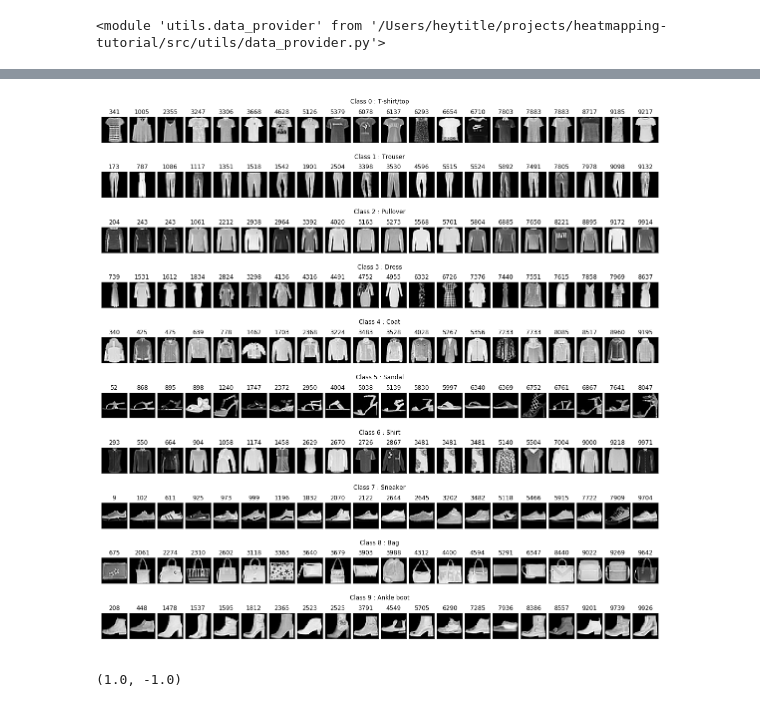
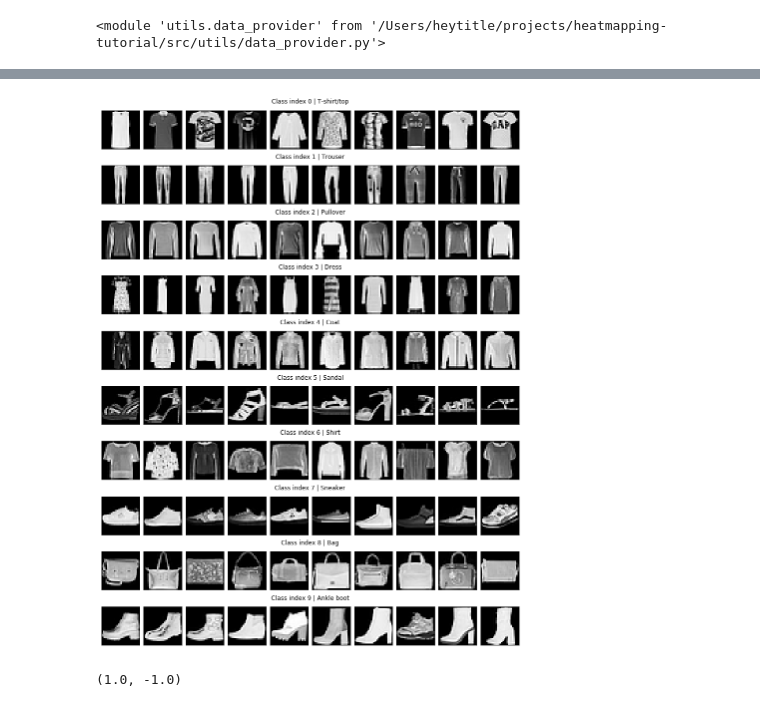
Before and after one commit to p16i/thesis-designing-recurrent-neural-networks-for-explainability, a Jupyter notebook: notebooks/plot-minist.ipynb, the cells around one changed output, grey strips where cells are left out. Cells and saved outputs as stored; diff of their text form; code cells hidden in the pictures.

```diff
--- a/notebooks/plot-minist.ipynb
+++ b/notebooks/plot-minist.ipynb
@@ -57,5 +57,3 @@ import imp
 imp.reload(data_provider)
 # %% [output]
 <module 'utils.data_provider' from '/Users/heytitle/projects/heatmapping-tutorial/src/utils/data_provider.py'>
-# %%
-labels = np.sum(fashionMNIST.test2d.y * np.array(range(0,10)), axis=1)
@@ -65,56 +65,44 @@ IndexError: index 3042 is out of bounds for axis 1 with size 1000
 # %%
 
-# def plot_fashionmnist(data, indices, title=""):
-#     plt.figure(figsize=(20,2))
-#     plt.suptitle(title)
-#     count = 1
-#     for i in sorted(indices):
-#         plt.subplot(1,20, count)
-#         plt.imshow(data[i,:].reshape(28,28), cmap="gray")
-#         plt.xticks([])
-#         plt.yticks([])
-#         plt.title(i)
-#         count = count + 1
-#     plt.show()
-
-def plot_fashionmnist():
-    fig = plt.figure(figsize=(20,2*10))
+def plot_mnist(dataset):
+    labels = np.argmax(dataset.test2d.y, axis=1)
+    fig = plt.figure(figsize=(15,2*10))
 
     outer = gridspec.GridSpec(10, 1)
 
     for i in range(0,10):
-        total =  20
+        total =  10
         no_rows = 1
         inner = gridspec.GridSpecFromSubplotSpec(no_rows, total,
-                        subplot_spec=outer[i], wspace=0.1, hspace=0.01)
+                        subplot_spec=outer[i], wspace=0.1, hspace=0.2)
 
-        selected = np.array(range(fashionMNIST.test2d.x.shape[0]))[labels==i]
+        selected = np.array(range(dataset.test2d.x.shape[0]))[labels==i]
         sorted_indices = sorted(selected[np.random.choice(selected.shape[0], total*no_rows)])
 
         for j, idx in zip(range(total*no_rows), sorted_indices):
             ax = plt.Subplot(fig, inner[j])
-            ax.imshow(fashionMNIST.test2d.x[idx,:].reshape(28,28), cmap="gray")
+            ax.imshow(dataset.test2d.x[idx,:].reshape(28,28), cmap="gray")
             ax.set_xticks([])
             ax.set_yticks([])
-            ax.set_title(idx)
+#             ax.set_title(idx)
 
 
             fig.add_subplot(ax)
 
         ax_outer = plt.Subplot(fig, outer[i])
 
-        title = 'Class %d : %s' % (i, fashionMNIST.get_text_label(i))
+        title = 'Class index %d | %s' % (i, dataset.get_text_label(i))
 
         ax_outer.set_title(title)
 
         ax_outer._frameon = False
         ax_outer.xaxis.set_visible(False)
         ax_outer.yaxis.set_visible(False)
         fig.add_subplot(ax_outer)
     plt.show()
-plot_fashionmnist()
+plot_mnist(fashionMNIST)
 # %% [output]
-[figure, old version]
+[figure, new version]
 # %%
 import imp
 imp.reload(data_provider)
```
Also changed, not shown: parts of 5 cells of this notebook, 4 other files.
